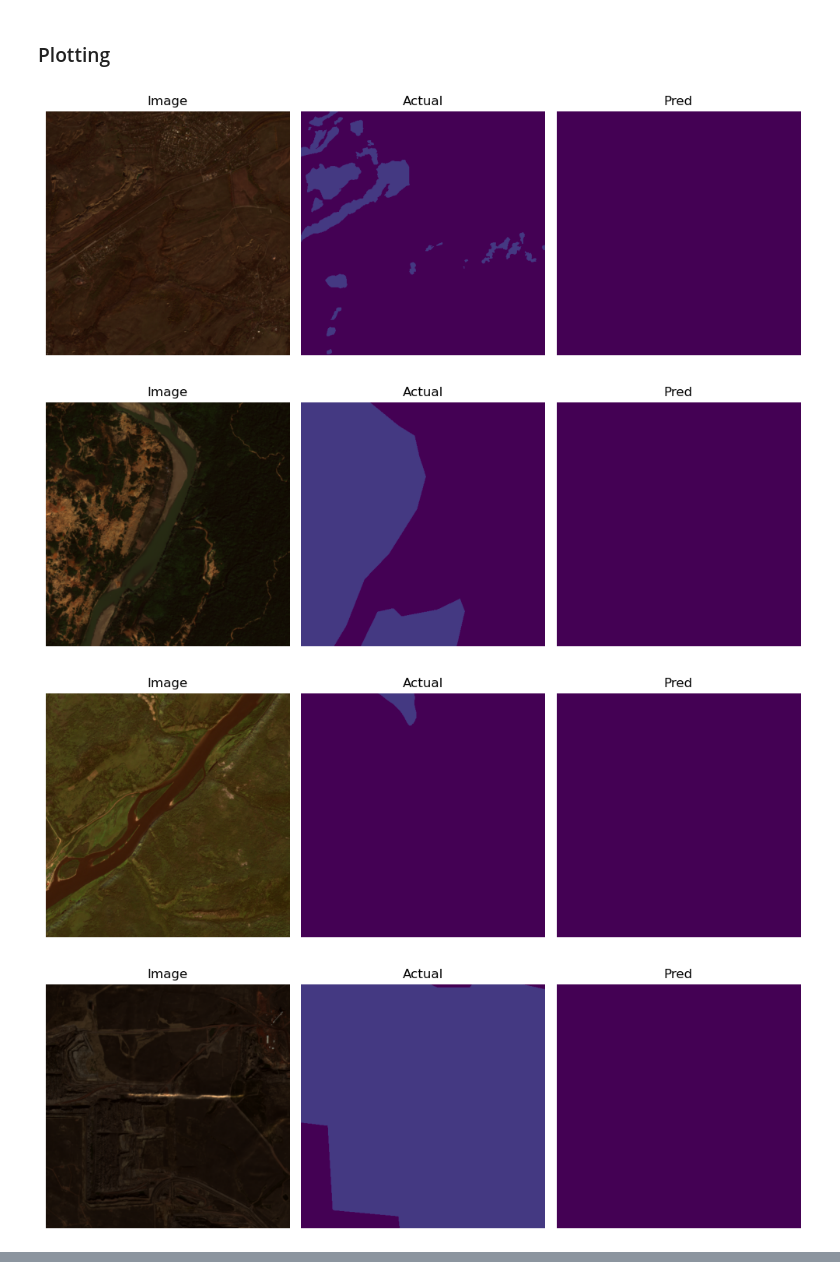
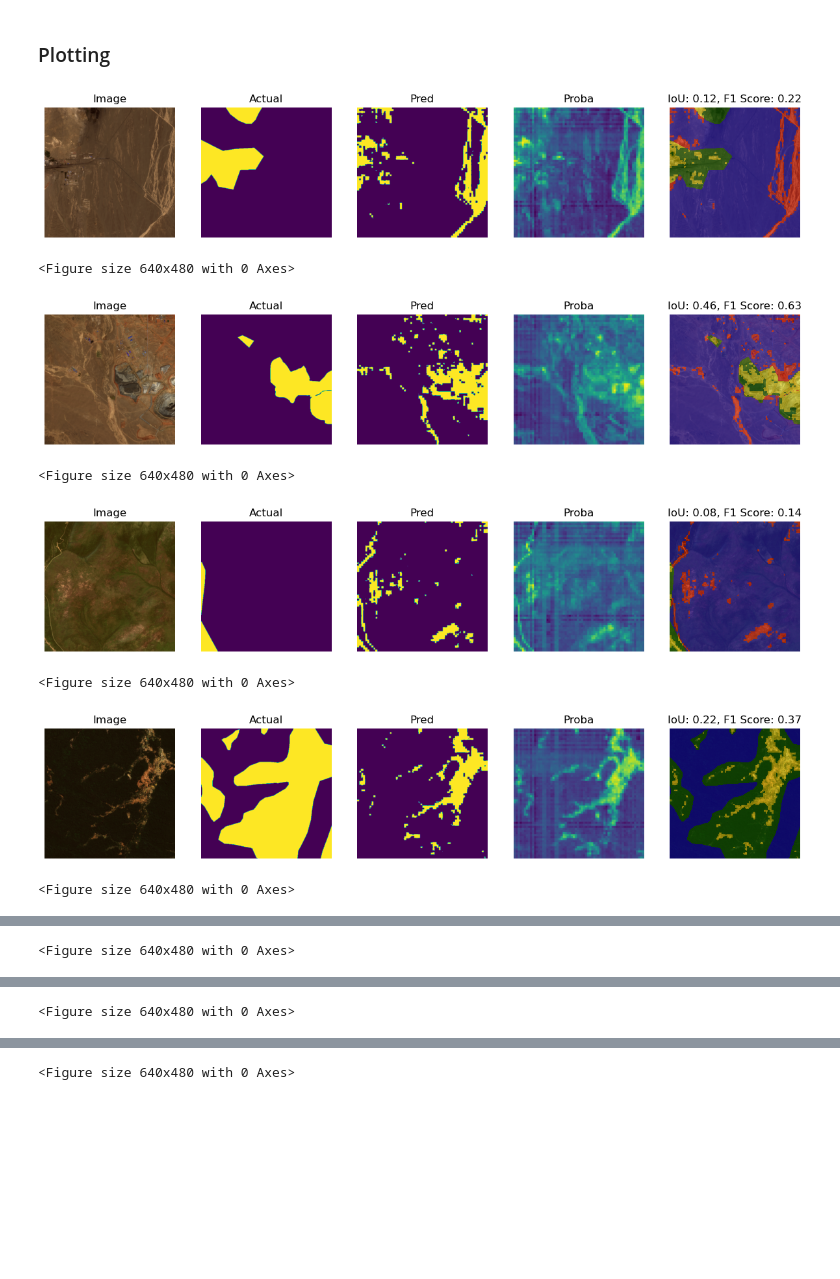
Before and after one commit to SimonJasansky/mine-segmentation, a Jupyter notebook: notebooks/clay/clay_inference.ipynb, the cells around one changed output, grey strips where cells are left out. Drawn from its saved outputs; the diff is of its cells as text; code cells hidden in the pictures; blank space fills up the shorter version.

Commit message:
bugfix: correctly plot clay outputs by normalizing

```diff
--- a/notebooks/clay/clay_inference.ipynb
+++ b/notebooks/clay/clay_inference.ipynb
@@ -26,7 +28,7 @@ from src.models.clay.segment.model import MineSegmentor
 ### Define paths and parameters
 # %%
 MINESEG_CHECKPOINT_PATH = (
-    "models/clay/mineseg-clay-segment_epoch-00_val-iou-0.3579.ckpt"
+    "models/clay/mineseg-clay-segment_epoch-00_val-iou-0.3156.ckpt"
 )
 
 CLAY_CHECKPOINT_PATH = "models/clay-v1-base.ckpt"
@@ -83,6 +85,7 @@ def get_data(
     batch_size,
     num_workers,
     platform,
+    data_augmentation,
     index=None
 ):
     dm = MineDataModule(
@@ -96,6 +99,7 @@ def get_data(
         batch_size=batch_size,
         num_workers=num_workers,
         platform=platform,
+        data_augmentation=data_augmentation,
     )
 
     dm.setup(stage="test")
@@ -127,7 +131,11 @@ def run_prediction(model, batch):
 ### Post-Processing
 # %%
 def post_process(batch, outputs, metadata):
-    preds = torch.argmax(outputs, dim=1).detach().cpu().numpy()
+    # normalize outputs into 0-1 range
+    probas = outputs.detach().cpu().numpy()
+    probas = (probas - probas.min()) / (probas.max() - probas.min())
+    probas = np.clip(probas, 0, 1)
+    preds = probas > 0.5
     labels = batch["label"].detach().cpu().numpy()
     pixels = batch["pixels"].detach().cpu().numpy()
 
@@ -137,16 +145,17 @@ def post_process(batch, outputs, metadata):
 
     images = pixels[0]
     labels = labels[0]
-    preds = preds[0]
+    probas = probas[0][0]
+    preds = preds[0][0]
 
     images = images.transpose((1,2,0))
 
-    return images, labels, preds
+    return images, labels, probas, preds
 # %% [markdown]
 ### Plotting
 # %%
-def plot_predictions(images, labels, preds):
-    fig, axes = plt.subplots(1, 3, figsize=(10, 4))
+def plot_predictions(images, labels, probas, preds):
+    fig, axes = plt.subplots(1, 5, figsize=(15, 6))
 
     # Plot the image
     axes[0].imshow(images)
@@ -154,15 +163,24 @@ def plot_predictions(images, labels, preds):
     axes[0].set_title("Image", fontsize=12)
 
     # Plot the actual segmentation
-    axes[1].imshow(labels, vmin=0, vmax=6)
+    axes[1].imshow(labels, vmin=0, vmax=1)
     axes[1].axis("off")
     axes[1].set_title("Actual", fontsize=12)
 
     # Plot the predicted segmentation
-    axes[2].imshow(preds, vmin=0, vmax=6)
+    axes[2].imshow(preds, vmin=0, vmax=1)
     axes[2].axis("off")
     axes[2].set_title("Pred", fontsize=12)
 
+    # Plot the predicted segmentation
+    axes[3].imshow(probas, vmin=0, vmax=1)
+    axes[3].axis("off")
+    axes[3].set_title("Proba", fontsize=12)
+
+    # Plot the plot_pred_vs_true_mask
+    plot_pred_vs_true_mask(images, labels, preds.squeeze(), ax=axes[4], add_legend=False)
+    axes[4].set_title("Pred vs True", fontsize=12)
+
     plt.tight_layout()
     plt.show()
 # %%
@@ -174,37 +192,42 @@ import random
 nr_test_chips = len(os.listdir(TEST_CHIP_DIR))
 sample = random.sample(range(nr_test_chips), 7)
 
 for index in sample:
 
     # Get data
     batch, metadata = get_data(
         TRAIN_CHIP_DIR,
         TRAIN_LABEL_DIR,
         VAL_CHIP_DIR,
         VAL_LABEL_DIR,
         TEST_CHIP_DIR,
         TEST_LABEL_DIR,
         METADATA_PATH,
         BATCH_SIZE,
         NUM_WORKERS,
         PLATFORM,
-        index=index
+        data_augmentation=False,
+        index=index,
     )
 
     # Move batch to GPU
     if torch.cuda.is_available():
         batch = {k: v.to("cuda") for k, v in batch.items()}
 
     # Run prediction
     outputs = run_prediction(model, batch)
 
     # Post-process the results
-    images, labels, preds = post_process(batch, outputs, metadata)
+    images, labels, probas, preds = post_process(batch, outputs, metadata)
 
     # Plot the predictions
-    plot_predictions(images, labels, preds)
+    plot_predictions(images, labels, probas, preds)
 # %% [output]
-[figure, old version]
+[figure, new version]
+<Figure size 640x480 with 0 Axes>
-[figure, old version]
+[figure, new version]
+<Figure size 640x480 with 0 Axes>
-[figure, old version]
+[figure, new version]
+<Figure size 640x480 with 0 Axes>
-[figure, old version]
+[figure, new version]
+<Figure size 640x480 with 0 Axes>
@@ -211,0 +235 @@ for index in sample:
+<Figure size 640x480 with 0 Axes>
@@ -212,0 +237 @@ for index in sample:
+<Figure size 640x480 with 0 Axes>
@@ -213,0 +239 @@ for index in sample:
+<Figure size 640x480 with 0 Axes>
```
Also changed, not shown: parts of 3 cells of this notebook.
